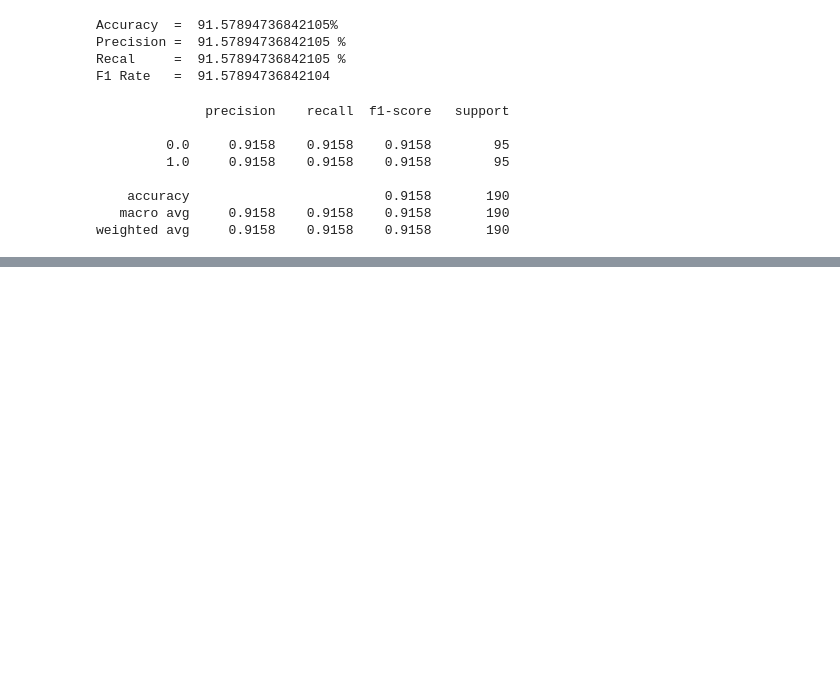
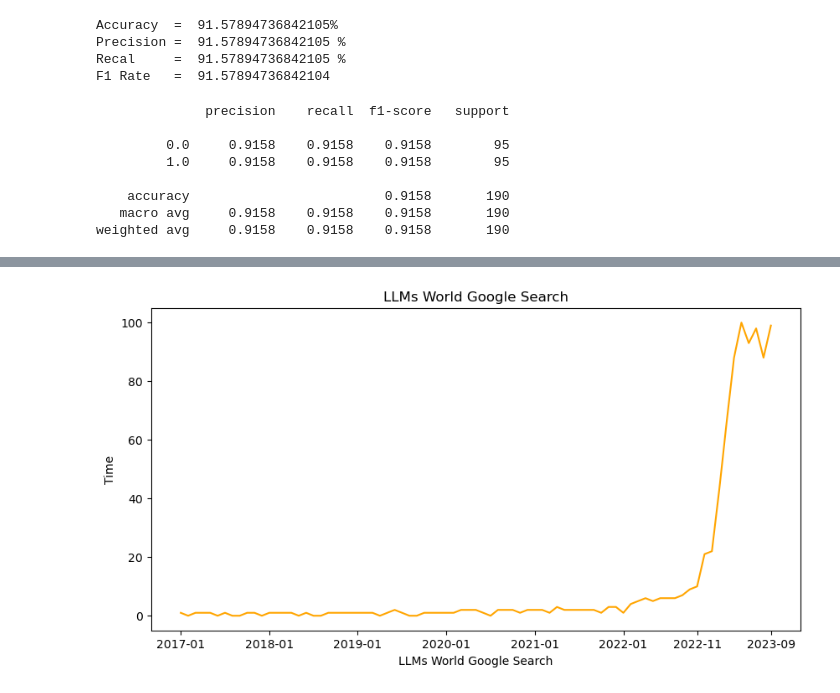
Before and after one commit to AmandaFI/Human-Writing-Vs.-GPT-Writing, a Jupyter notebook: reuslts.ipynb, the cells around one changed output, grey strips where cells are left out. Drawn from its saved outputs; the diff is of its cells as text; code cells hidden in the pictures; blank space fills up the shorter version.

```diff
--- a/reuslts.ipynb
+++ b/reuslts.ipynb
@@ -105,0 +209,16 @@ weighted avg     0.9158    0.9158    0.9158       190
+# %%
+months = ['2017-01','2017-02','2017-03','2017-04','2017-05','2017-06','2017-07','2017-08','2017-09','2017-10','2017-11','2017-12','2018-01','2018-02','2018-03','2018-04','2018-05','2018-06','2018-07','2018-08','2018-09','2018-10','2018-11','2018-12','2019-01','2019-02','2019-03','2019-04','2019-05','2019-06','2019-07','2019-08','2019-09','2019-10','2019-11','2019-12','2020-01','2020-02','2020-03','2020-04','2020-05','2020-06','2020-07','2020-08','2020-09','2020-10','2020-11','2020-12','2021-01','2021-02','2021-03','2021-04','2021-05','2021-06','2021-07','2021-08','2021-09','2021-10','2021-11','2021-12','2022-01','2022-02','2022-03','2022-04','2022-05','2022-06','2022-07','2022-08','2022-09','2022-10','2022-11','2022-12','2023-01','2023-02','2023-03','2023-04','2023-05','2023-06','2023-07','2023-08','2023-09']
+search = [1,0,1,1,1,0,1,0,0,1,1,0,1,1,1,1,0,1,0,0,1,1,1,1,1,1,1,0,1,2,1,0,0,1,1,1,1,1,2,2,2,1,0,2,2,2,1,2,2,2,1,3,2,2,2,2,2,1,3,3,1,4,5,6,5,6,6,6,7,9,10,21,22,43,66,88,100,93,98,88,99]
+# %%
+fig = plt.figure(figsize = (10, 5))
+
+
+plt.plot(months, search, color='orange')
+plt.xticks(['2017-01', '2018-01', '2019-01', '2020-01', '2021-01', '2022-01', '2022-11', '2023-09'])
+
+plt.xlabel("LLMs World Google Search")
+plt.ylabel("Time")
+plt.title("LLMs World Google Search")
+plt.show()
+# %% [output]
+[figure, added]
```
Also changed, not shown: parts of 16 cells of this notebook, 1 other file.
